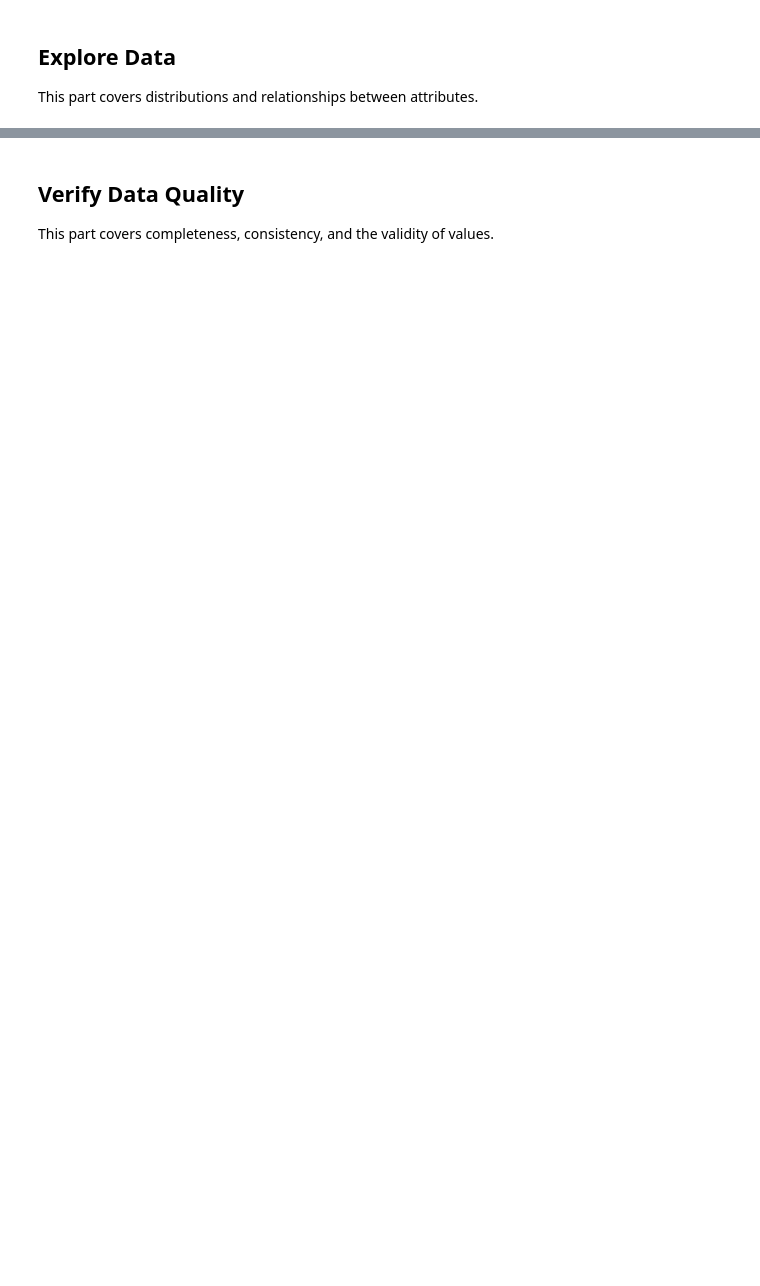
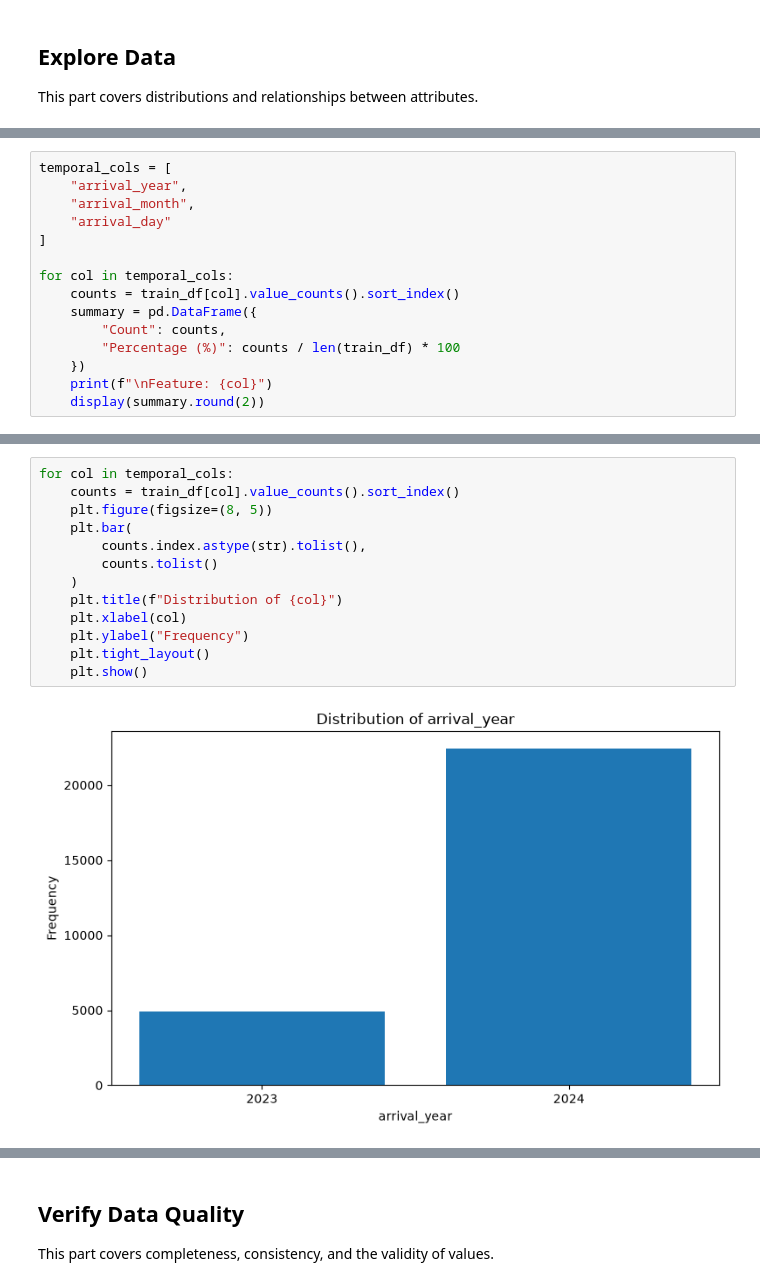
Before and after one commit to adielrum/IF3170_G32_PasukanPramaPutra, a Jupyter notebook: src/main.ipynb, the cells around one changed output, grey strips where cells are left out. Saved outputs shown, nothing was run; the diff lists cells and outputs as text; blank space fills up the shorter version.

```diff
--- a/src/main.ipynb
+++ b/src/main.ipynb
@@ -137,0 +535,15 @@ This part covers distributions and relationships between attributes.
+# %%
+temporal_cols = [
+    "arrival_year",
+    "arrival_month",
+    "arrival_day"
+]
+
+for col in temporal_cols:
+    counts = train_df[col].value_counts().sort_index()
+    summary = pd.DataFrame({
+        "Count": counts,
+        "Percentage (%)": counts / len(train_df) * 100
+    })
+    print(f"\nFeature: {col}")
+    display(summary.round(2))
@@ -137,0 +590,15 @@ This part covers distributions and relationships between attributes.
+# %%
+for col in temporal_cols:
+    counts = train_df[col].value_counts().sort_index()
+    plt.figure(figsize=(8, 5))
+    plt.bar(
+        counts.index.astype(str).tolist(),
+        counts.tolist()
+    )
+    plt.title(f"Distribution of {col}")
+    plt.xlabel(col)
+    plt.ylabel("Frequency")
+    plt.tight_layout()
+    plt.show()
+# %% [output]
+[figure, added]
```
Also changed, not shown: parts of 108 cells of this notebook, 6 other files.
